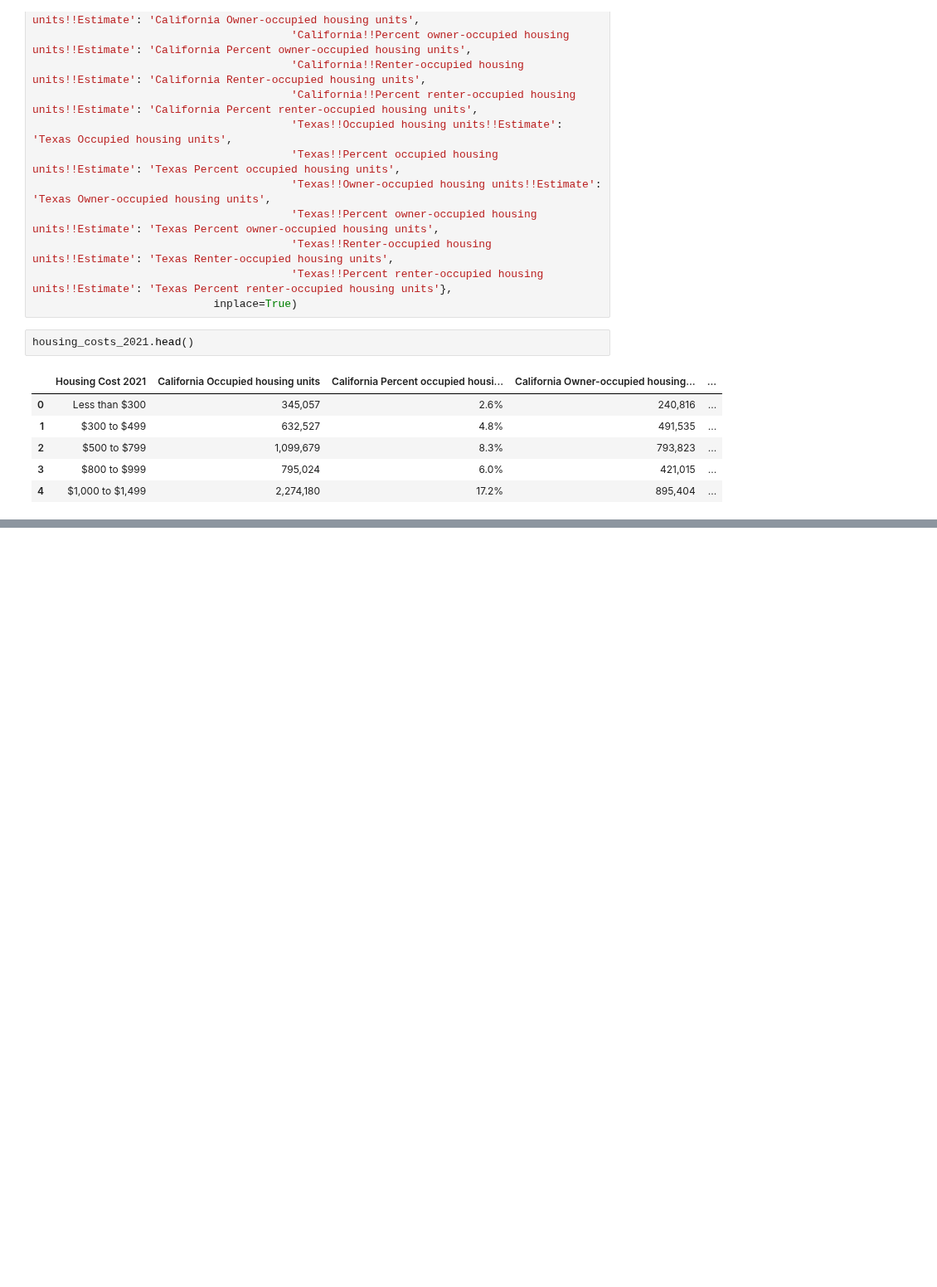
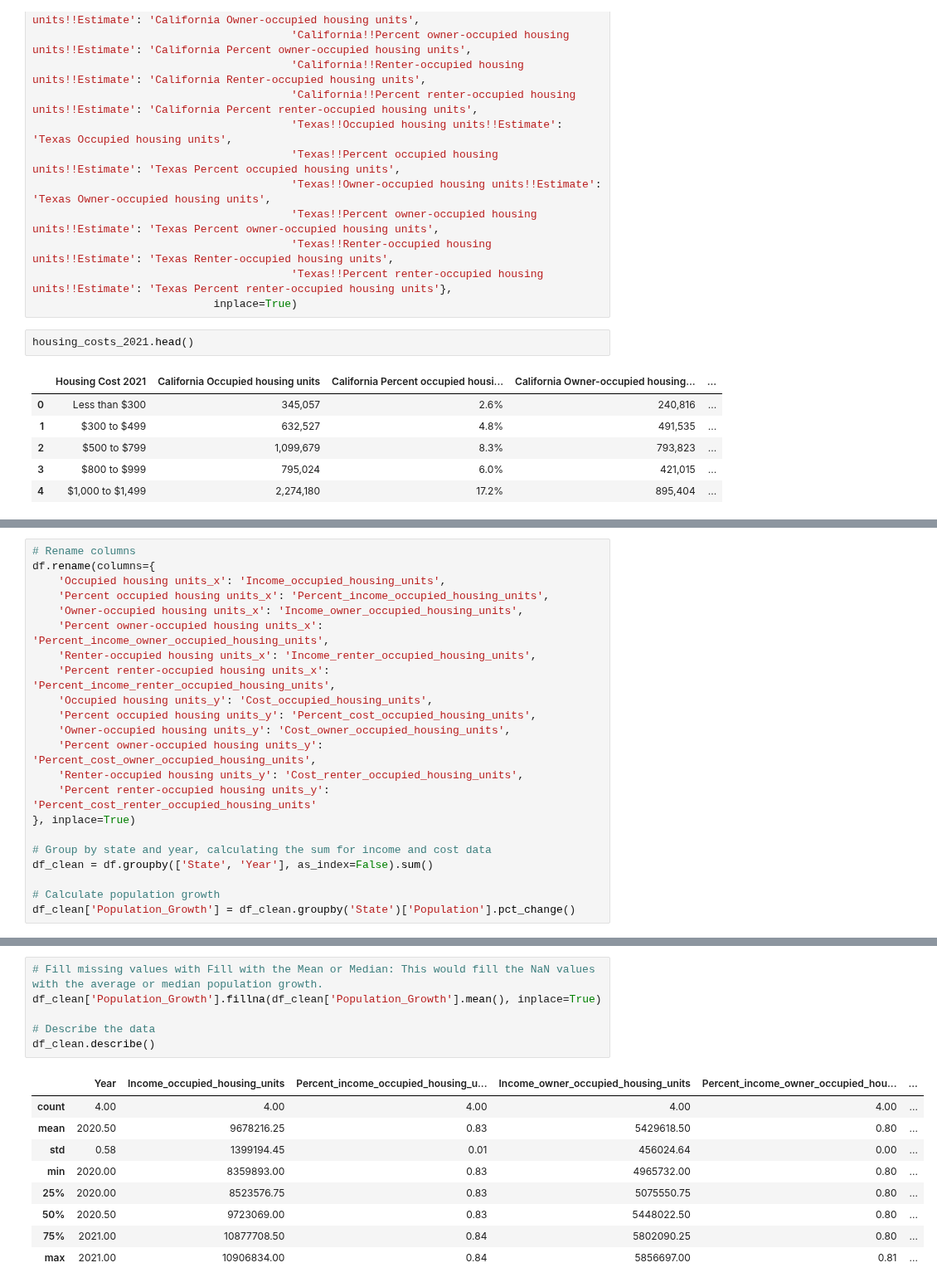
Before and after one commit to ahvuong/COGS108_Data_Science_In_Practice, a Jupyter notebook: DataCheckpointGroup_Sp23_AAA-H.ipynb, the cells around one changed output, grey strips where cells are left out. Shown at 83% size. Cells and saved outputs as stored; diff of their text form; blank space fills up the shorter version.

```diff
--- a/DataCheckpointGroup_Sp23_AAA-H.ipynb
+++ b/DataCheckpointGroup_Sp23_AAA-H.ipynb
@@ -474,0 +767,22 @@ housing_costs_2021.head()
+# %%
+# Rename columns
+df.rename(columns={
+    'Occupied housing units_x': 'Income_occupied_housing_units',
+    'Percent occupied housing units_x': 'Percent_income_occupied_housing_units',
+    'Owner-occupied housing units_x': 'Income_owner_occupied_housing_units',
+    'Percent owner-occupied housing units_x': 'Percent_income_owner_occupied_housing_units',
+    'Renter-occupied housing units_x': 'Income_renter_occupied_housing_units',
+    'Percent renter-occupied housing units_x': 'Percent_income_renter_occupied_housing_units',
+    'Occupied housing units_y': 'Cost_occupied_housing_units',
+    'Percent occupied housing units_y': 'Percent_cost_occupied_housing_units',
+    'Owner-occupied housing units_y': 'Cost_owner_occupied_housing_units',
+    'Percent owner-occupied housing units_y': 'Percent_cost_owner_occupied_housing_units',
+    'Renter-occupied housing units_y': 'Cost_renter_occupied_housing_units',
+    'Percent renter-occupied housing units_y': 'Percent_cost_renter_occupied_housing_units'
+}, inplace=True)
+
+# Group by state and year, calculating the sum for income and cost data
+df_clean = df.groupby(['State', 'Year'], as_index=False).sum()
+
+# Calculate population growth
+df_clean['Population_Growth'] = df_clean.groupby('State')['Population'].pct_change()
@@ -474,0 +803,16 @@ housing_costs_2021.head()
+# %%
+# Fill missing values with Fill with the Mean or Median: This would fill the NaN values with the average or median population growth.
+df_clean['Population_Growth'].fillna(df_clean['Population_Growth'].mean(), inplace=True)
+
+# Describe the data
+df_clean.describe()
+# %% [output]
+|  | Year | Income_occupied_housing_units | Percent_income_occupied_housing_u... | Income_owner_occupied_housing_units | Percent_income_owner_occupied_hou... | ... |
+| count | 4.00 | 4.00 | 4.00 | 4.00 | 4.00 | ... |
+| mean | 2020.50 | 9678216.25 | 0.83 | 5429618.50 | 0.80 | ... |
+| std | 0.58 | 1399194.45 | 0.01 | 456024.64 | 0.00 | ... |
+| min | 2020.00 | 8359893.00 | 0.83 | 4965732.00 | 0.80 | ... |
+| 25% | 2020.00 | 8523576.75 | 0.83 | 5075550.75 | 0.80 | ... |
+| 50% | 2020.50 | 9723069.00 | 0.83 | 5448022.50 | 0.80 | ... |
+| 75% | 2021.00 | 10877708.50 | 0.84 | 5802090.25 | 0.80 | ... |
+| max | 2021.00 | 10906834.00 | 0.84 | 5856697.00 | 0.81 | ... |
```
Also changed, not shown: parts of 27 cells of this notebook.
